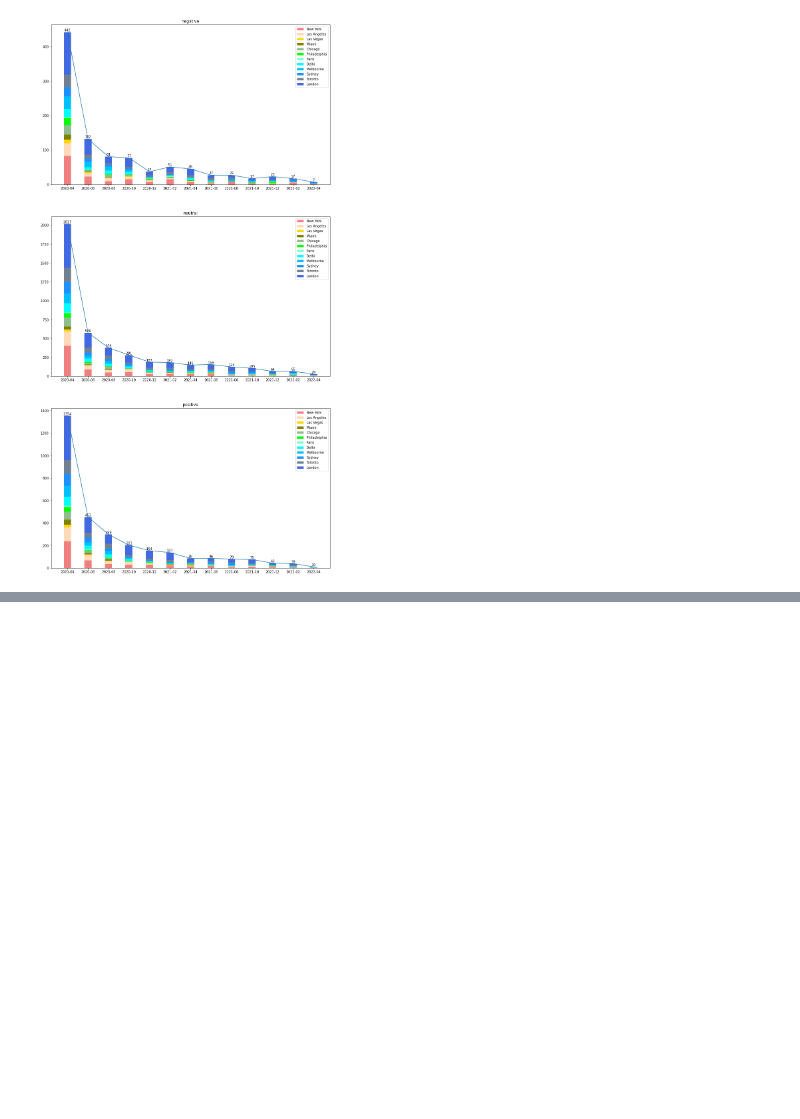
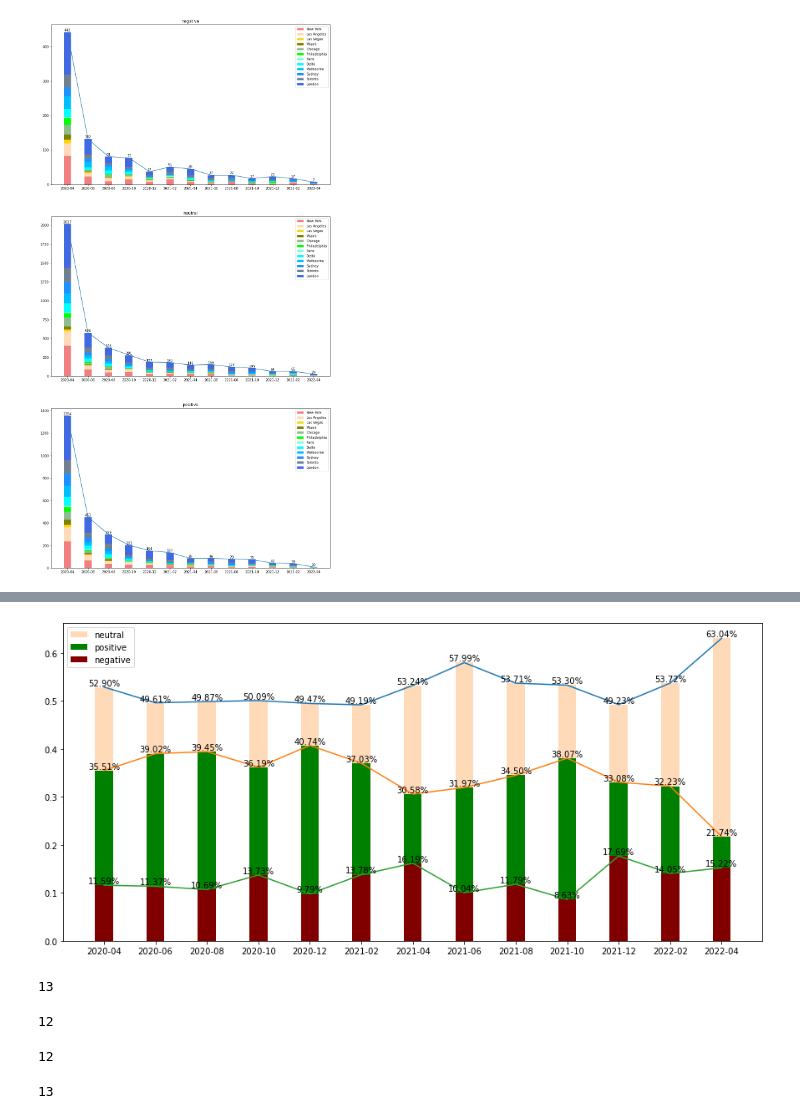
Before and after one commit to JinjianT/SocialNet, a Jupyter notebook: visualization/senti_visual.ipynb, the cells around one changed output, grey strips where cells are left out. Saved outputs shown, nothing was run; the diff lists cells and outputs as text; code cells hidden in the pictures; blank space fills up the shorter version.

```diff
--- a/visualization/senti_visual.ipynb
+++ b/visualization/senti_visual.ipynb
@@ -132,0 +185,61 @@ plt.show()
+# %%
+ind = np.arange(27//2)  # the x locations for the groups
+width = 0.35
+fig, ax = plt.subplots(1, 1, figsize=(15, 7))
+
+global_ratios = []
+for g in global_times:
+    ratio = []
+    for i,j in zip (g, s):
+        ratio.append(i/j)
+    global_ratios.append(ratio)
+
+s1 = [0]*(27//2)
+
+ax.bar(ind, global_ratios[1], width=width,
+      label='neutral', color='peachpuff')
+s1 = [a+b for a, b in zip(s1, global_ratios[1])]
+ax.plot(ind, global_ratios[1])
+
+ax.bar(ind, global_ratios[2], width=width,
+       label='positive', color='green')
+s1 = [a+b for a, b in zip(s1, global_ratios[2])]
+ax.plot(ind, global_ratios[2])
+
+
+ax.bar(ind, global_ratios[0], width=width, label='negative', color='maroon')
+s1 = [a+b for a, b in zip(s1, global_ratios[0])]
+ax.plot(ind, global_ratios[0])
+
+for i, j, k, l in zip(ind, global_ratios[0], global_ratios[1], global_ratios[2]):
+    ax.text(i, j, f"{j*100:.2f}%", ha='center', va='bottom')
+    ax.text(i, k, f"{k*100:.2f}%", ha='center', va='bottom')
+    ax.text(i, l, f"{l*100:.2f}%", ha='center', va='bottom')
+
+ax.set_xticks(ind)
+# tmp = []
+# for i in range(0, len(k), 2):
+#     tmp.append(d[i]+"~"+d[i+1])
+ax.set_xticklabels(d[2::2])
+
+plt.legend()
+plt.show()
+# %% [output]
+[figure, added]
+# %%
+len(global_times[2])
+# %% [output]
+13
+# %%
+len(global_ratios[0])
+# %% [output]
+12
+# %%
+len(s)
+# %% [output]
+12
+# %%
+s = [a+b+c for a, b, c in zip(global_times[0], global_times[1], global_times[2])]
+len(s)
+# %% [output]
+13
```
Also changed, not shown: parts of 7 cells of this notebook.
